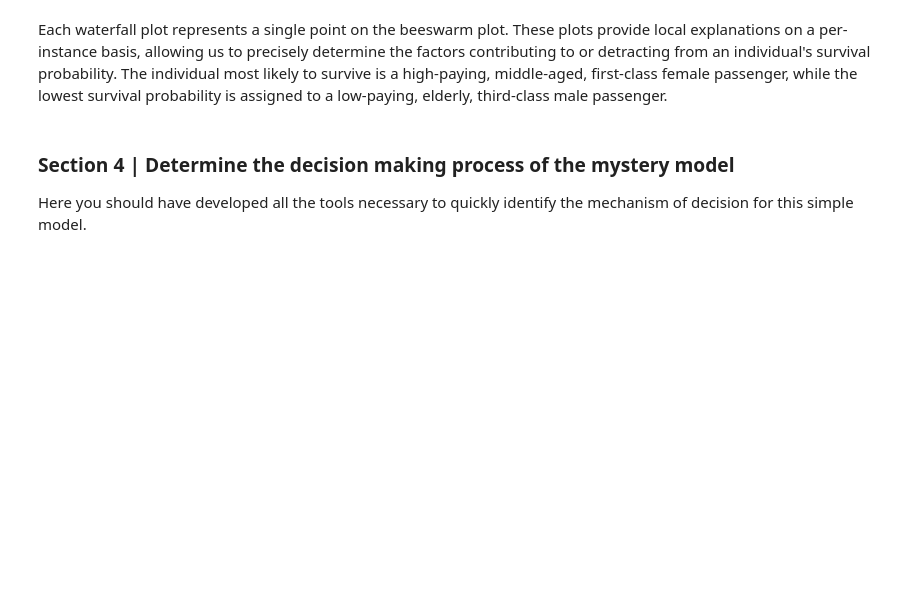
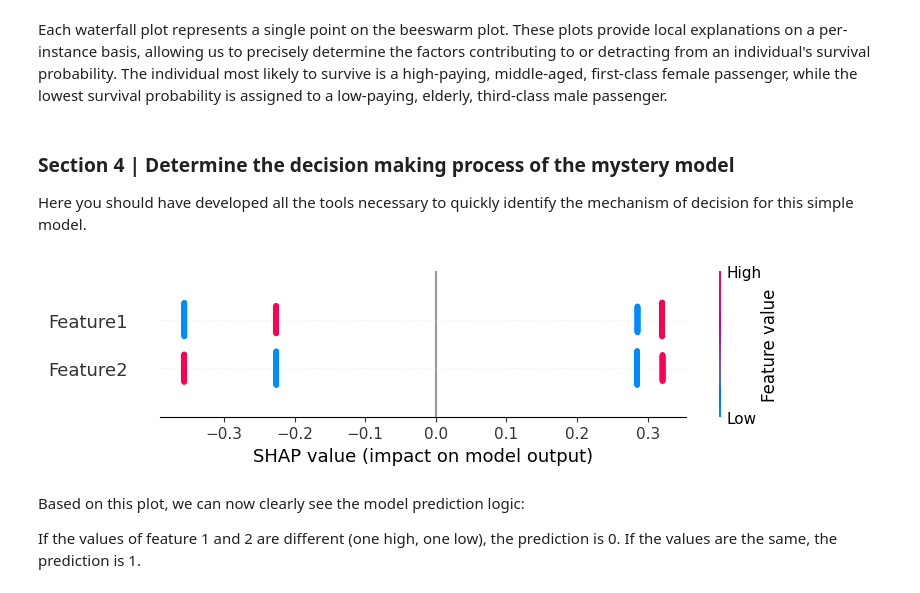
Before and after one commit to yvokeller/xai, a Jupyter notebook: notebooks/LO1_tabular.ipynb, the cells around one changed output. Cells and saved outputs as stored; diff of their text form; code cells hidden in the pictures; blank space fills up the shorter version.

```diff
--- a/notebooks/LO1_tabular.ipynb
+++ b/notebooks/LO1_tabular.ipynb
@@ -836,0 +846,16 @@ model = joblib.load('../models/mystery_model.pkl')
+# %%
+# YOUR CODE HERE
+# Initialize the SHAP explainer
+explainer = shap.Explainer(model, X)
+
+# Calculate SHAP values
+shap_values = explainer(X)
+
+# Create a summary plot
+shap.summary_plot(shap_values, X)
+# %% [output]
+[figure, added]
+# %% [markdown]
+Based on this plot, we can now clearly see the model prediction logic:
+
+If the values of feature 1 and 2 are different (one high, one low), the prediction is 0. If the values are the same, the prediction is 1.
```
Also changed, not shown: parts of 6 cells of this notebook.
